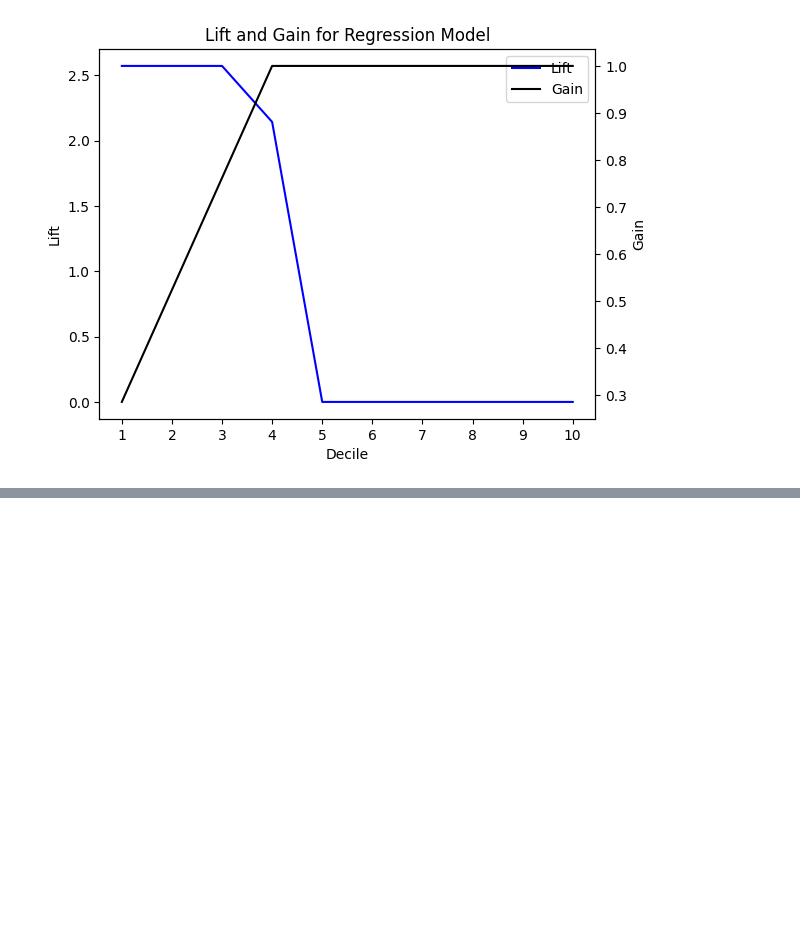
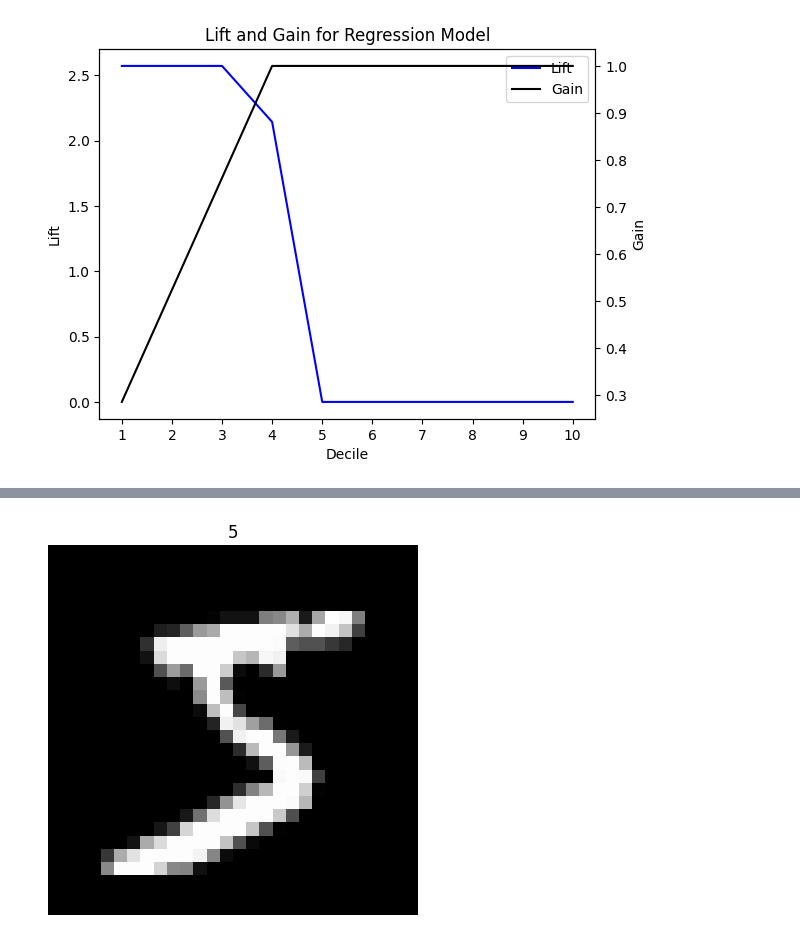
Before and after one commit to wmerry25/CS552-HW2, a Jupyter notebook: DS552_HW2.ipynb, the cells around one changed output, grey strips where cells are left out. Saved outputs shown, nothing was run; the diff lists cells and outputs as text; code cells hidden in the pictures; blank space fills up the shorter version.

Commit message:
MNIST Added

```diff
--- a/DS552_HW2.ipynb
+++ b/DS552_HW2.ipynb
@@ -146,0 +166,12 @@ plt.show()
+# %%
+#Data Loading for MNIST
+X, y = fetch_openml("mnist_784", version=1, return_X_y=True, as_frame=False)
+x_train, x_test, y_train, y_test = train_test_split(X,y,test_size=0.2,shuffle=True,random_state=3)
+# %%
+#Vizualize MNIST Data
+plt.imshow(X[0].reshape(28, 28),cmap="gray")
+plt.axis("off")
+plt.title(y[0])
+plt.show()
+# %% [output]
+[figure, added]
```
Also changed, not shown: parts of 12 cells of this notebook.
